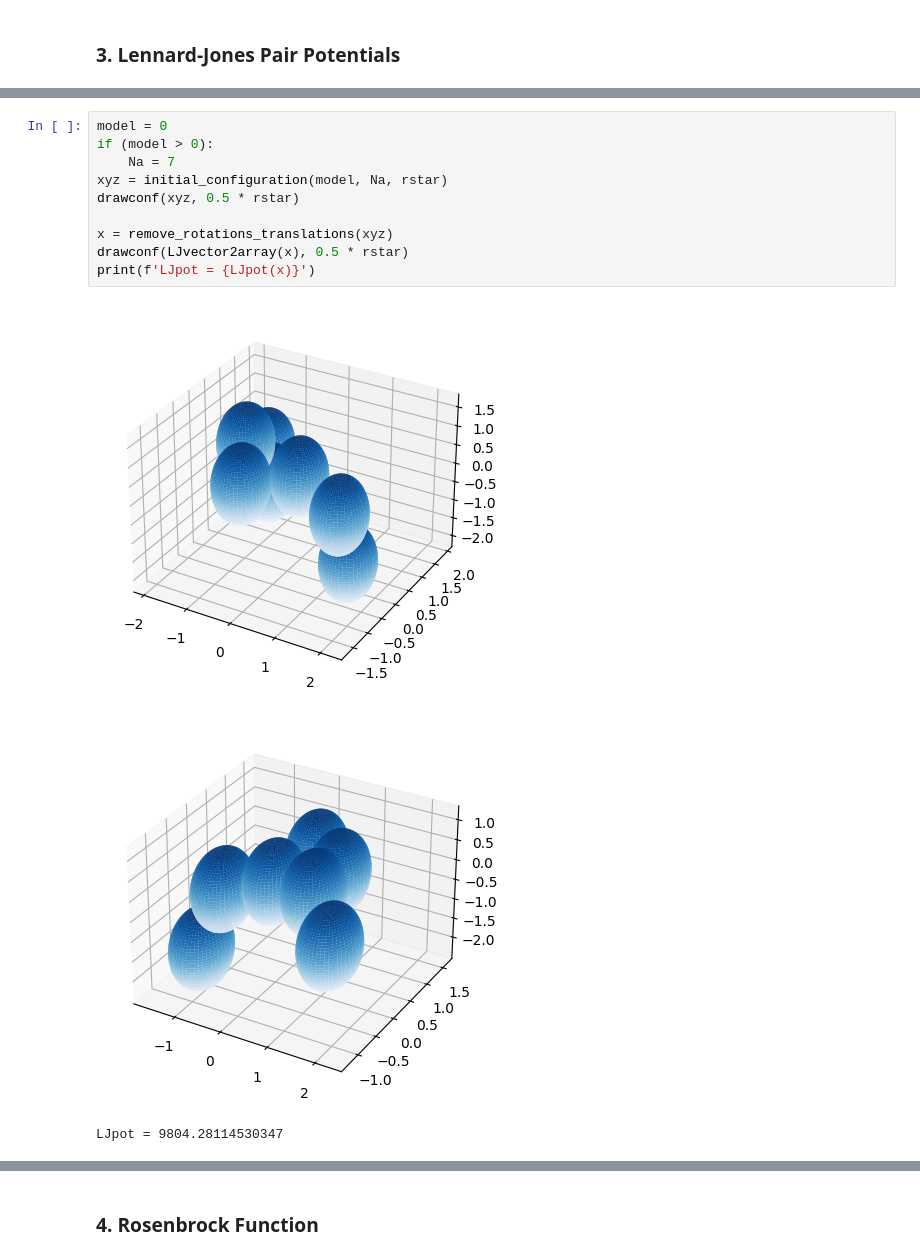
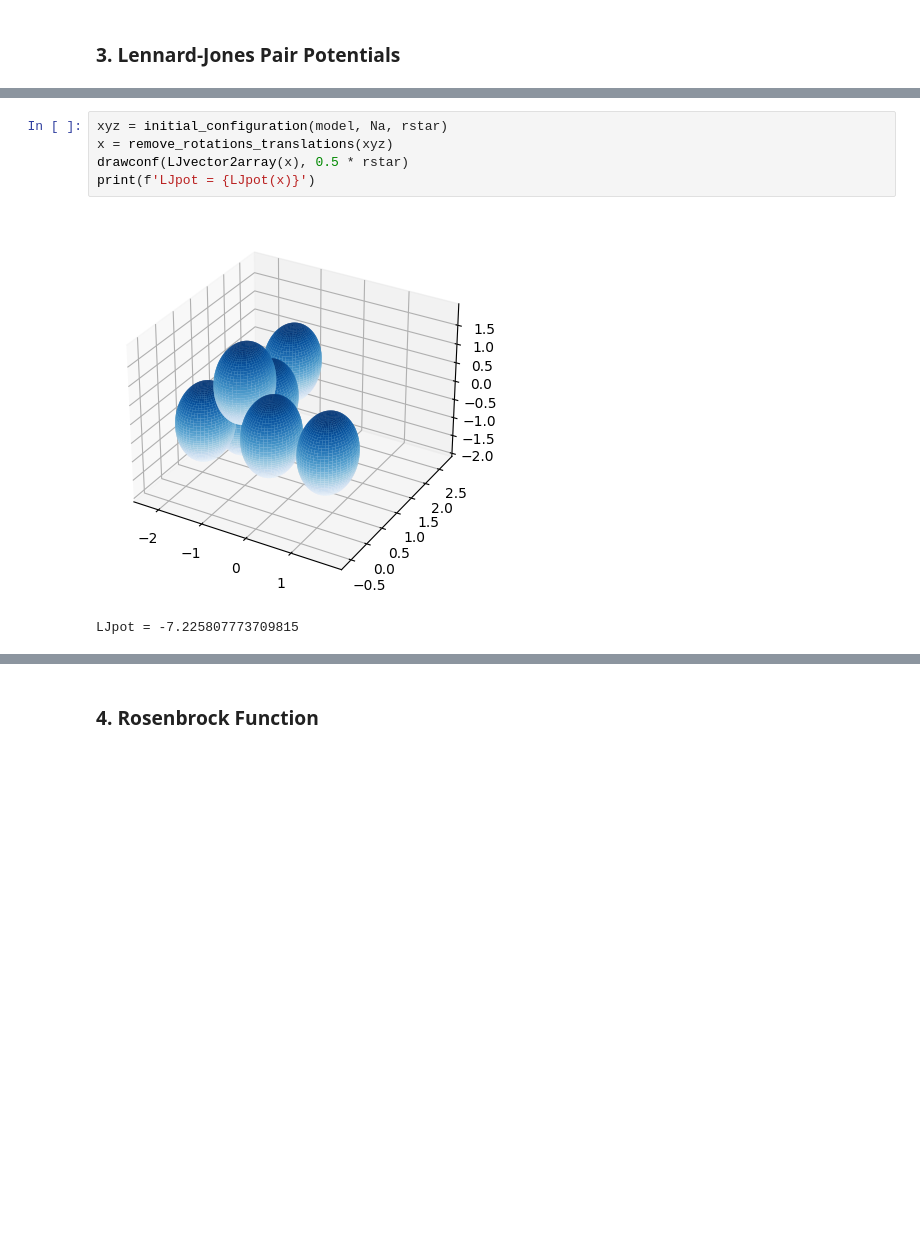
Before and after one commit to elijahkin/amsc660, a Jupyter notebook: hw10/hw10.ipynb, the cells around one changed output, grey strips where cells are left out. Cells and saved outputs as stored; diff of their text form; blank space fills up the shorter version.

```diff
--- a/hw10/hw10.ipynb
+++ b/hw10/hw10.ipynb
@@ -29,17 +28,11 @@ rho = 0.9
 # %%
-model = 0
-if (model > 0):
-    Na = 7
 xyz = initial_configuration(model, Na, rstar)
-drawconf(xyz, 0.5 * rstar)
-
 x = remove_rotations_translations(xyz)
 drawconf(LJvector2array(x), 0.5 * rstar)
 print(f'LJpot = {LJpot(x)}')
 # %% [output]
-[figure, old version]
+[figure, new version]
-[figure, removed]
-LJpot = 9804.28114530347
+LJpot = -7.225807773709815
 # %%
 # start minimization
 # choose algorithm
```
Also changed, not shown: parts of 7 cells of this notebook, 1 other file.
